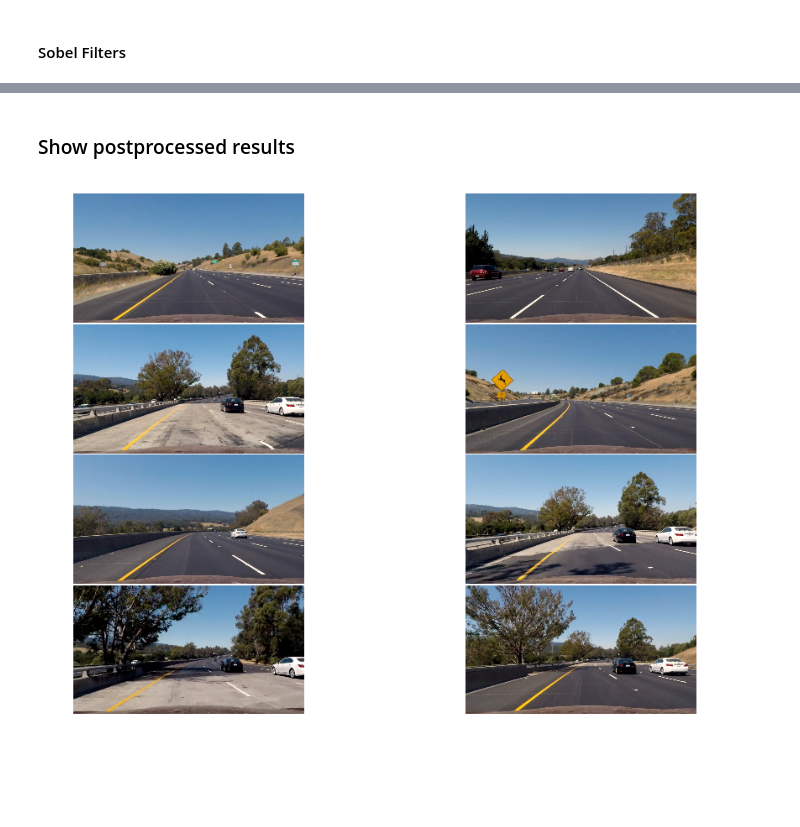
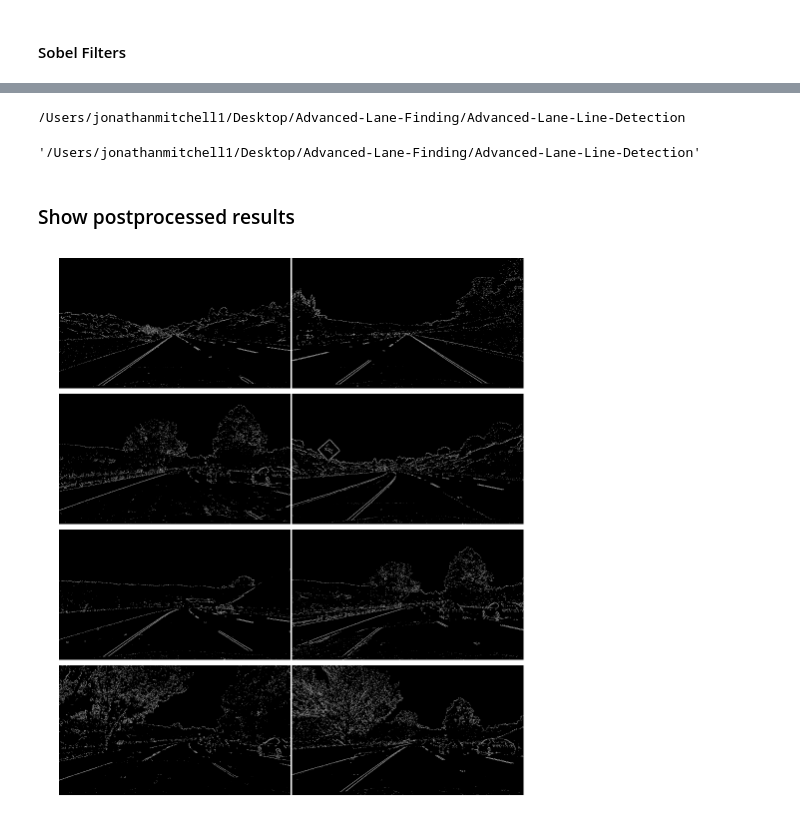
Before and after one commit to JonathanCMitchell/Advanced-Lane-Line-Detection, a Jupyter notebook: Experimenting.ipynb, the cells around one changed output, grey strips where cells are left out. Cells and saved outputs as stored; diff of their text form; code cells hidden in the pictures; blank space fills up the shorter version.

Commit message:
[fix] - fixes combination thresholding function in preprocessing pipeline

```diff
--- a/Experimenting.ipynb
+++ b/Experimenting.ipynb
@@ -141,7 +141,7 @@ def color_threshold(img, sthresh=(0, 255), vthresh = (0, 255)):
 
     # create combination of both binaries as output
     output_binary = np.zeros_like(s)
-    output_binary[(s_binary == 1) | (v_binary == 1)] = 1
+    output_binary[(s_binary == 1) | (v_binary == 1)] = 255
 
     return output_binary
 # %% [markdown]
@@ -193,18 +167,59 @@ challenge_video.mp4         writeup_template.md
+# %%
+cd ..
+# %% [output]
+/Users/jonathanmitchell1/Desktop/Advanced-Lane-Finding/Advanced-Lane-Line-Detection
+# %%
+pwd
+# %% [output]
+'/Users/jonathanmitchell1/Desktop/Advanced-Lane-Finding/Advanced-Lane-Line-Detection'
+# %%
+test_images_created = False
+# %%
+if test_images_created is False:
+    for idx, fname in enumerate(glob.glob('test_images/*.jpg')):
+        # read in the image
+        img = cv2.imread(fname)
+        # undistort the image
+        img = cv2.undistort(img, mtx, dist, None, mtx)
+
+        # preprocessing
+
+        # grab single channel of the image
+        preprocessImage = np.zeros_like(img[:,:,0])
+
+        # apply sobel gradient x thresholds
+        gradx = abs_sobel_thresh(img, orient='x', thresh_min=12, thresh_max=255)
+
+        # apply sobel gradient y thresholds
+        grady = abs_sobel_thresh(img, orient='y', thresh_min=25, thresh_max=255)
+
+        # apply color gradient threshold
+        c_binary = color_threshold(img, sthresh = (100, 255), vthresh=(50, 255))
+
+
+
+        # apply all three thresholds to preprocessImage and set true's to 1
+        preprocessImage[((gradx == 1) & (grady == 1) | (c_binary == 1))] = 150
+
+        write_name = './test_images/tracked' + str(idx) + '.jpg'
+        result = preprocessImage
+        cv2.imwrite(write_name, result)
+test_images_created = True
 # %% [markdown]
 ### Show postprocessed results
 # %%
-plt.figure(figsize=(12,8))
+plt.figure(figsize=(12,14))
 gs1 = gridspec.GridSpec(4, 2)
 gs1.update(wspace = 0.01, hspace = 0.01)
 
 for idx, fname in enumerate(glob.glob('test_images/tracked*.jpg')):
 #     print('idx: ', idx) 15
     img = cv2.imread(fname)
     img = cv2.cvtColor(img, cv2.COLOR_BGR2RGB)
 
     ax1 = plt.subplot(gs1[idx])
     ax1.axis('off')
     plt.imshow(img)
 plt.show()
 # %% [output]
-[figure, old version]
+[figure, new version]
```
Also changed, not shown: parts of 4 cells of this notebook.
